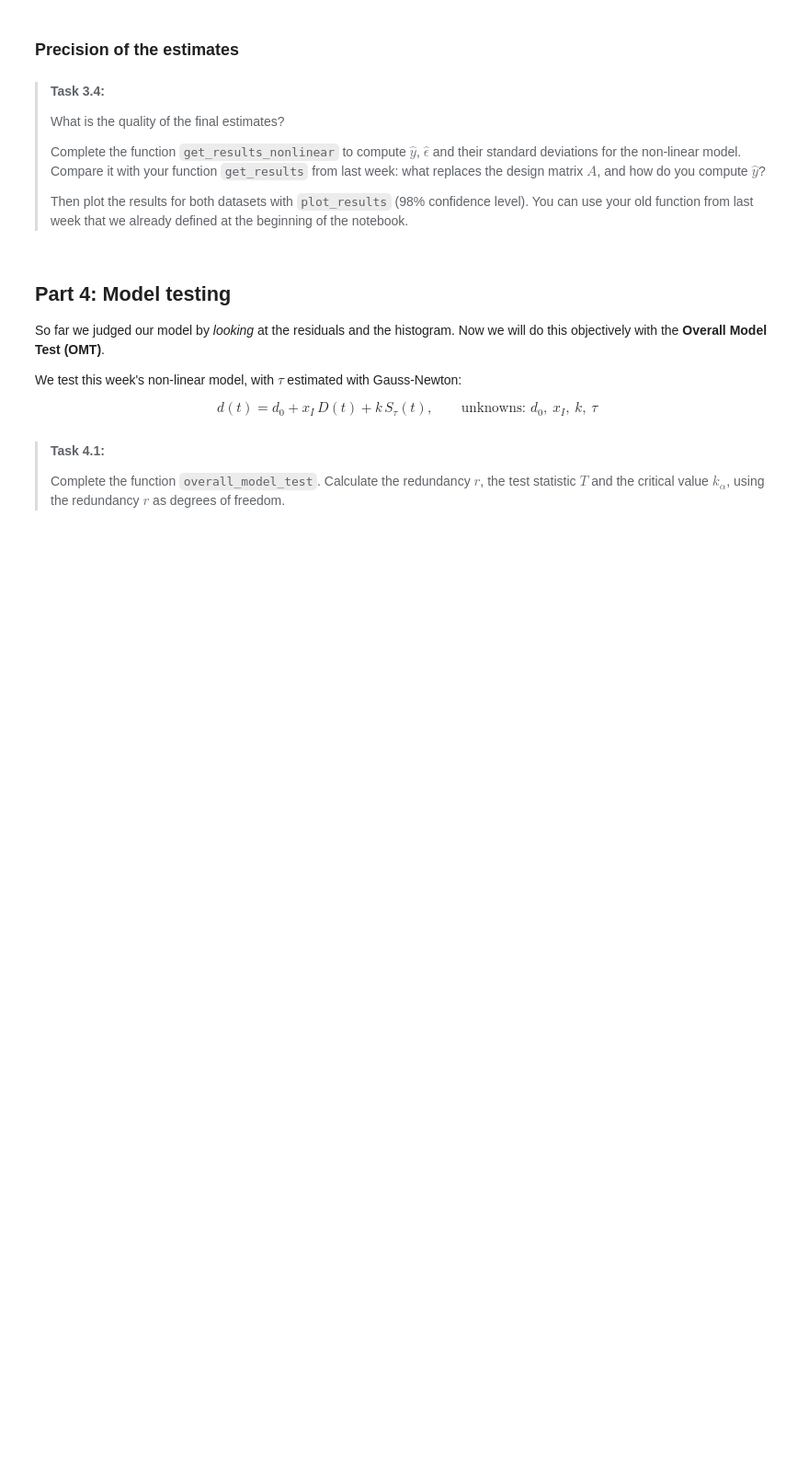
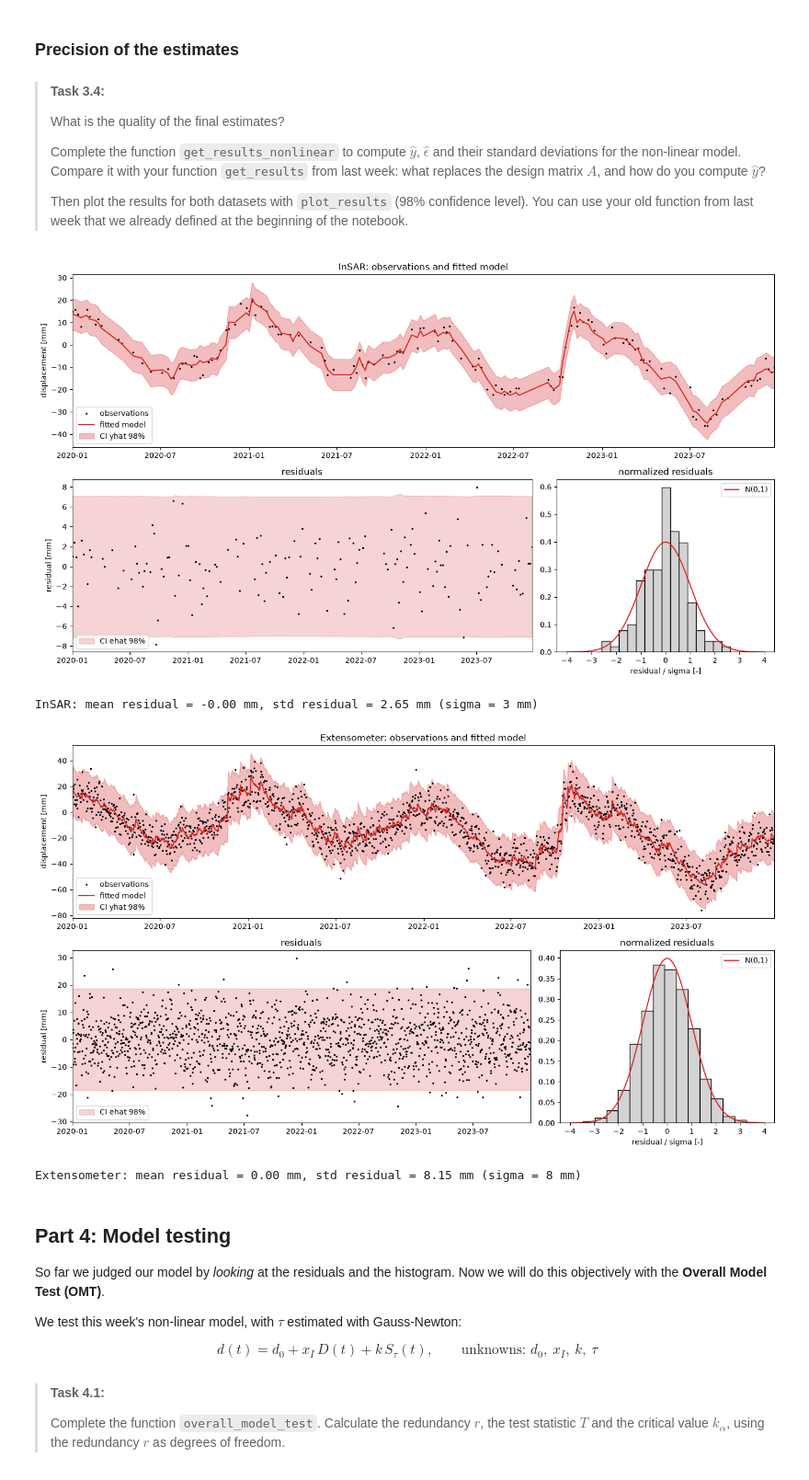
Before and after one commit to LorenzoBellunato/GA1.8, a Jupyter notebook: all_files_GA_1_8/fit_me_baby_one_more_time.ipynb, the cells around one changed output. Shown at 92% size. Drawn from its saved outputs; the diff is of its cells as text; code cells hidden in the pictures; blank space fills up the shorter version.

```diff
--- a/all_files_GA_1_8/fit_me_baby_one_more_time.ipynb
+++ b/all_files_GA_1_8/fit_me_baby_one_more_time.ipynb
@@ -400,22 +428,28 @@ print(f'Extensometer: converged after {niter_ext} iterations: ' + ', '.join(f'{l
 # %%
 def get_results_nonlinear(y, day, Sigma_Y, xhat, Sigma_X):
     '''Adjusted observations, residuals and their standard deviations (non-linear model).'''
-    J = ### YOUR CODE HERE ###
-    yhat = ### YOUR CODE HERE ###
-    ehat = ### YOUR CODE HERE ###
-    Sigma_Yhat = ### YOUR CODE HERE ###
-    Sigma_ehat = ### YOUR CODE HERE ###
-    std_yhat = ### YOUR CODE HERE ###
-    std_ehat = ### YOUR CODE HERE ###
+    J = jacobian(xhat, day)
+    yhat = forward_model(xhat, day)
+    ehat = y - yhat
+    Sigma_Yhat = J @ Sigma_X @ J.T + Sigma_Y
+    Sigma_ehat = Sigma_Yhat
+    std_yhat = np.sqrt(np.diag(Sigma_Yhat))
+    std_ehat = np.sqrt(np.diag(Sigma_ehat))
+    std_ehat = np.sqrt(np.diag(Sigma_ehat))
     return yhat, ehat, std_yhat, std_ehat
 
-yhat_insar, ehat_insar, std_yhat_insar, std_ehat_insar = ### YOUR CODE HERE ###
-yhat_ext, ehat_ext, std_yhat_ext, std_ehat_ext = ### YOUR CODE HERE ###
+yhat_insar, ehat_insar, std_yhat_insar, std_ehat_insar = get_results_nonlinear(y_insar, day_insar, Sigma_Y_insar, xhat_insar, Sigma_Xhat_insar)
+yhat_ext, ehat_ext, std_yhat_ext, std_ehat_ext = get_results_nonlinear(y_ext, day_ext, Sigma_Y_ext, xhat_ext, Sigma_Xhat_ext)
 
 plot_results('InSAR', dates_insar, y_insar, yhat_insar, ehat_insar,
              std_yhat_insar, std_ehat_insar, sigma_insar, alpha=0.02)
 plot_results('Extensometer', dates_ext, y_ext, yhat_ext, ehat_ext,
              std_yhat_ext, std_ehat_ext, sigma_ext, alpha=0.02)
+# %% [output]
+[figure, added]
+InSAR: mean residual = -0.00 mm, std residual = 2.65 mm (sigma = 3 mm)
+[figure, added]
+Extensometer: mean residual = 0.00 mm, std residual = 8.15 mm (sigma = 8 mm)
 # %% [markdown]
 ## Part 4: Model testing
 
```
Also changed, not shown: parts of 9 cells of this notebook.
